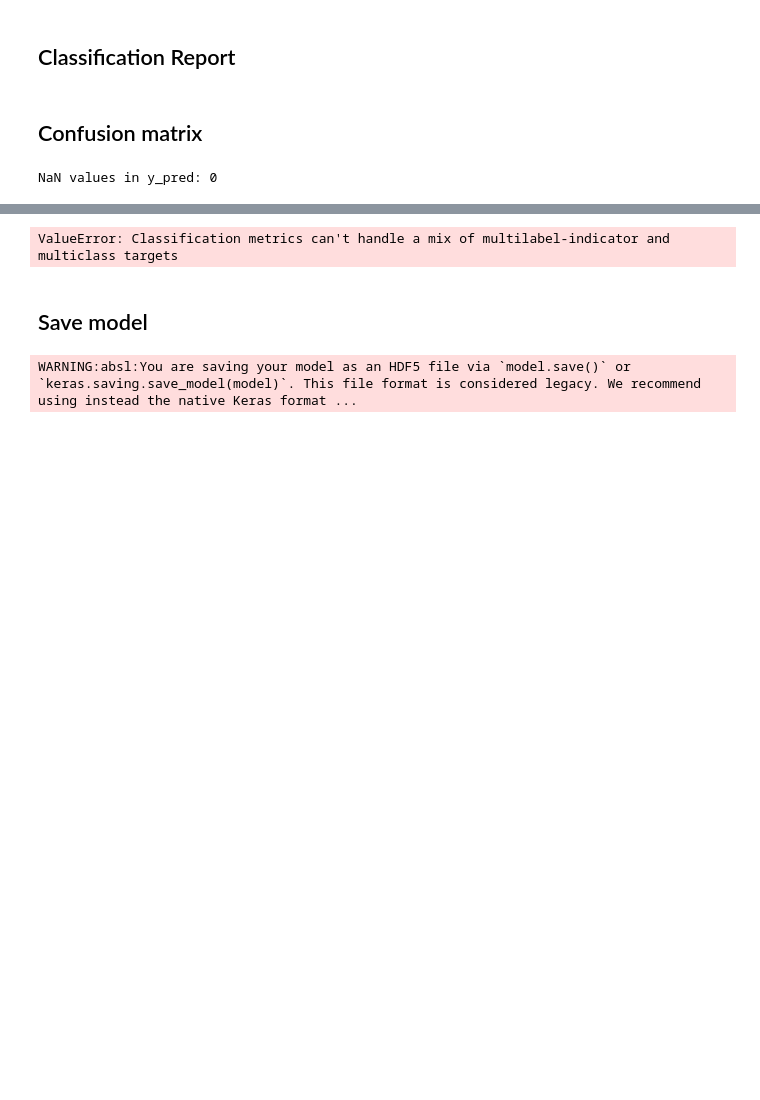
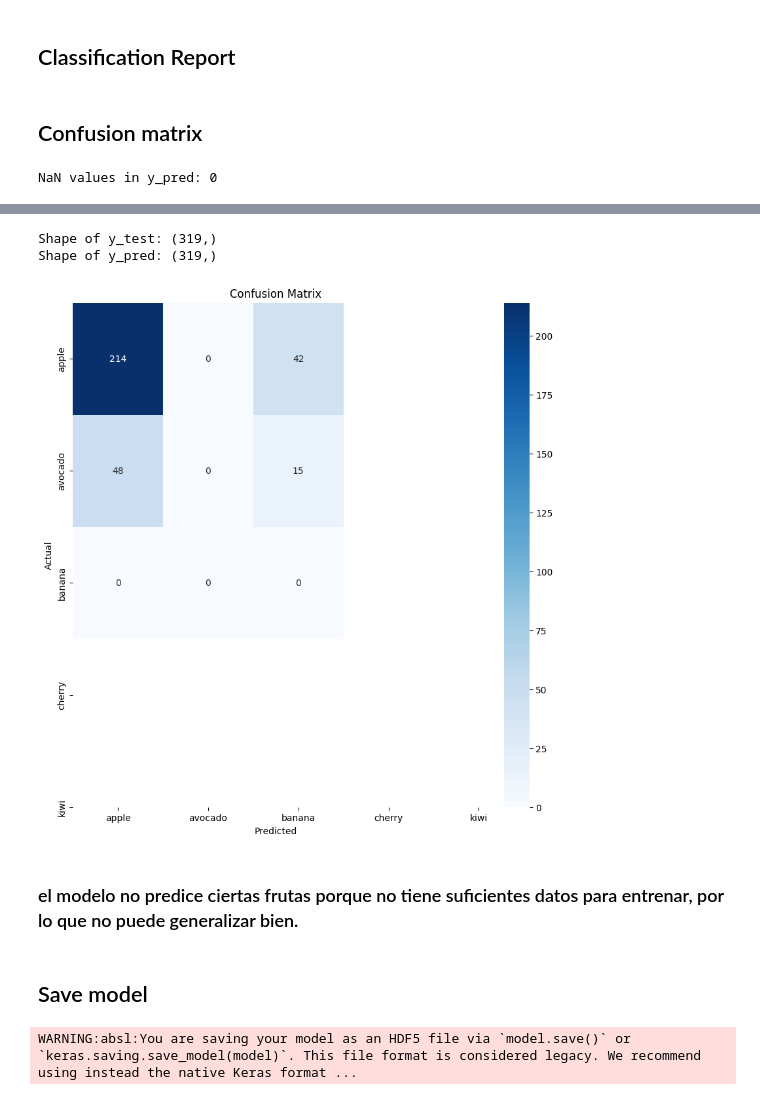
Before and after one commit to benjokapu/tpCNNavanzado, a Jupyter notebook: main.ipynb, the cells around one changed output, grey strips where cells are left out. Drawn from its saved outputs; the diff is of its cells as text; code cells hidden in the pictures; blank space fills up the shorter version.

```diff
--- a/main.ipynb
+++ b/main.ipynb
@@ -793,10 +817,36 @@ y_pred type: <class 'numpy.ndarray'>
 # %%
 if y_pred.ndim > 1:
     y_pred = y_pred.argmax(axis=1)
-# %%
-confusion_matrix1(y_test, y_pred)
-# %% [output]
-ValueError: Classification metrics can't handle a mix of multilabel-indicator and multiclass targets
+# %%
+# matriz de confusión avaznada para una clasificacion multi-clase. por favor chequea  los shapes y corregilos en caso de que esten mal para poder hacer la confusion matrix
+
+# que se vean las imagenes de las frutas, son 5. es un problema de clasificacion multiclase
+labels = ["apple", "avocado", "banana", "cherry", "kiwi"]
+
+def confusion_matrix4(y_test, y_pred):
+    cm = confusion_matrix(y_test, y_pred)
+    plt.figure(figsize=(10, 10))
+    sns.heatmap(cm, annot=True, fmt="d", xticklabels=labels, yticklabels=labels, cmap='Blues')
+    plt.xlabel("Predicted")
+    plt.ylabel("Actual")
+    plt.title("Confusion Matrix")
+    plt.show()
+
+
+y_pred = y_pred[:319]
+y_test = y_test[:319]
+
+print("Shape of y_test:", y_test.shape) # Should output (319,)
+
+print("Shape of y_pred:", y_pred.shape) # Should output (319,)
+
+confusion_matrix4(y_test, y_pred)
+# %% [output]
+Shape of y_test: (319,)
+Shape of y_pred: (319,)
+[figure, added]
+# %% [markdown]
+###  el modelo no predice ciertas frutas porque no tiene suficientes datos para entrenar, por lo que no puede generalizar bien.
 # %% [markdown]
 ## Save model
 # %%
```
Also changed, not shown: parts of 18 cells of this notebook, 3 other files.
